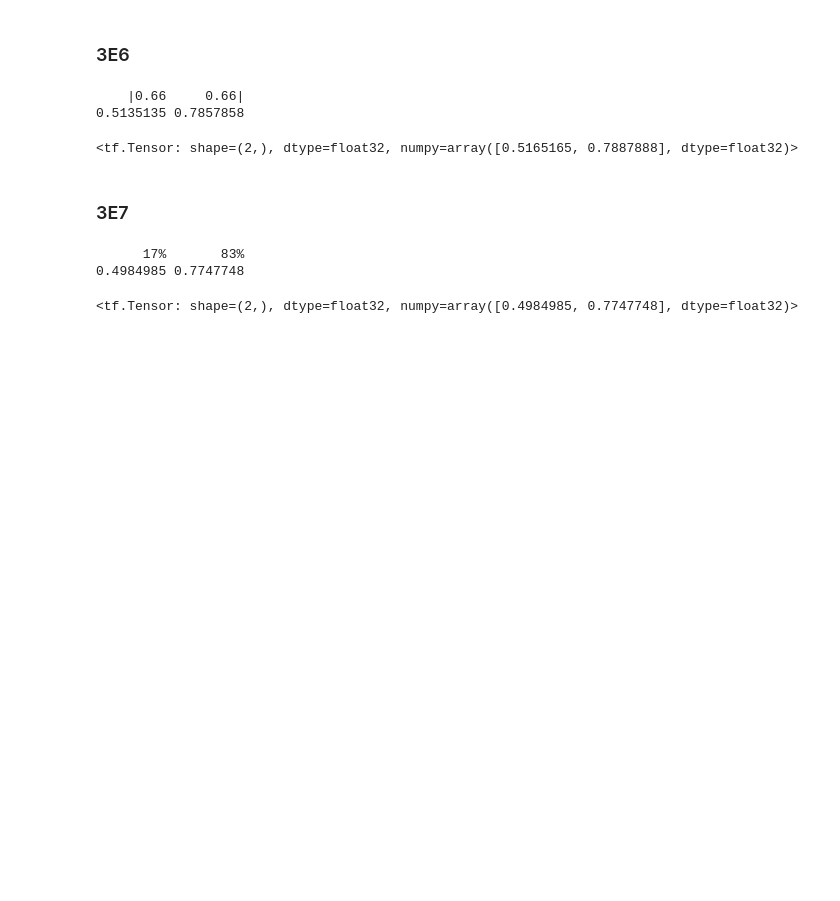
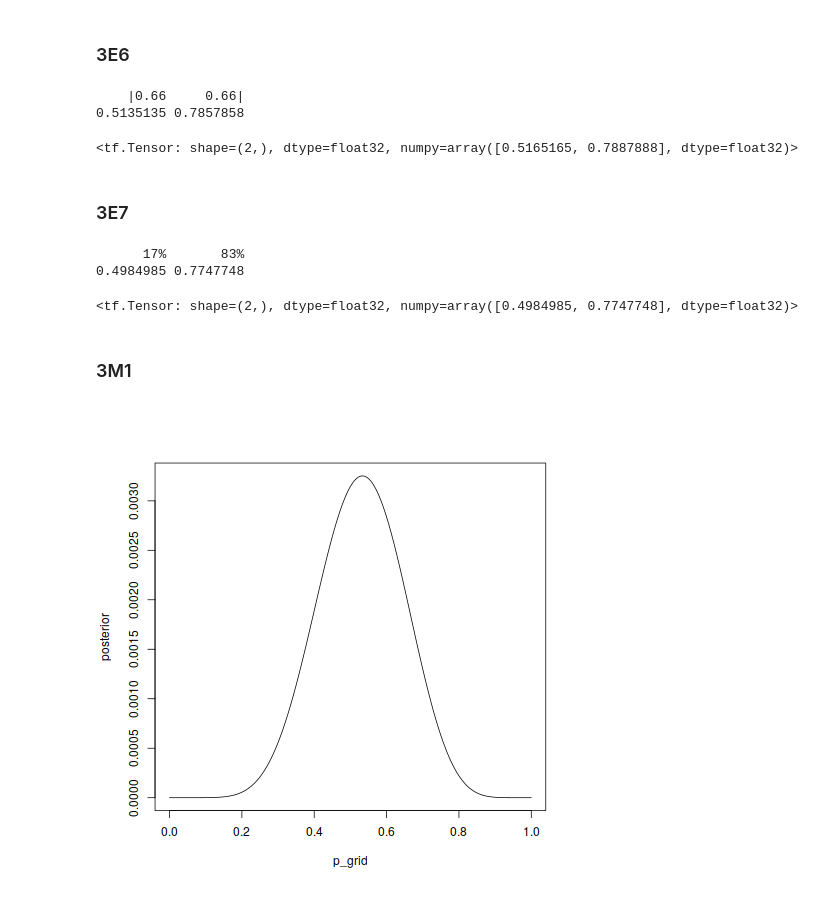
Before and after one commit to kms15/reading_notes, a Jupyter notebook: StatisticalRethinking/StatisticalRethinkingCh3.ipynb, the cells around one changed output. Drawn from its saved outputs; the diff is of its cells as text; code cells hidden in the pictures; blank space fills up the shorter version.

```diff
--- a/StatisticalRethinking/StatisticalRethinkingCh3.ipynb
+++ b/StatisticalRethinking/StatisticalRethinkingCh3.ipynb
@@ -559,3 +559,17 @@ quantile(samples, c(0.17, 0.83))
 tfp.stats.percentile(samples, [17, 83])
 # %% [output]
 <tf.Tensor: shape=(2,), dtype=float32, numpy=array([0.4984985, 0.7747748], dtype=float32)>
+# %% [markdown]
+### 3M1
+# %%
+%%R
+
+p_grid <- seq(from=0, to=1, length.out=1000)
+prior <- rep(1,1000)
+likelihood <- dbinom(8, size=15, prob=p_grid)
+posterior <- likelihood*prior
+posterior <- posterior / sum(posterior)
+
+plot(p_grid, posterior, type="l")
+# %% [output]
+[figure, added]
```
Also changed, not shown: parts of 57 cells of this notebook.
